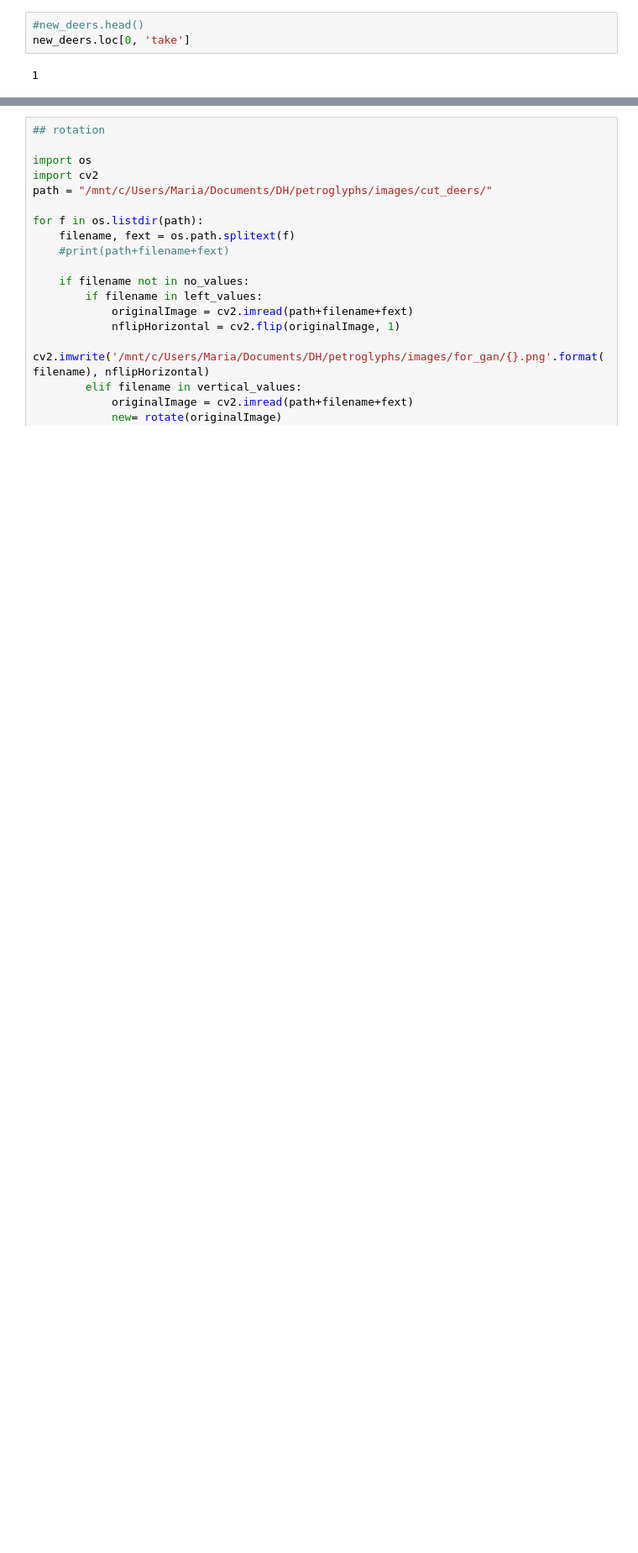
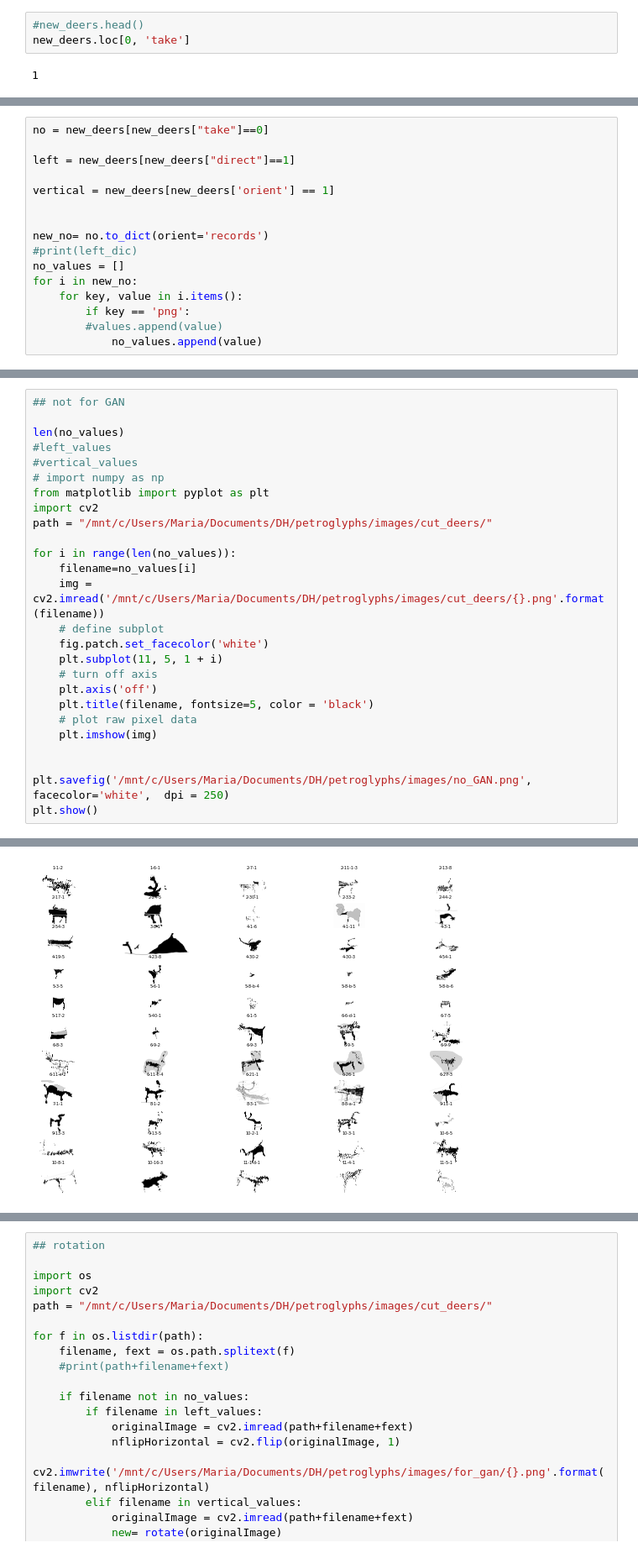
Before and after one commit to MarusyaS/petroglyphs, a Jupyter notebook: Image_adjustment.ipynb, the cells around one changed output, grey strips where cells are left out. Shown: that part at 84% size. Saved outputs shown, nothing was run; the diff lists cells and outputs as text; blank space fills up the shorter version.

Commit message:
added multi image plot option

```diff
--- a/Image_adjustment.ipynb
+++ b/Image_adjustment.ipynb
@@ -281,0 +298,16 @@ new_deers.loc[0, 'take']
+# %%
+no = new_deers[new_deers["take"]==0]
+
+left = new_deers[new_deers["direct"]==1]
+
+vertical = new_deers[new_deers['orient'] == 1]
+
+
+new_no= no.to_dict(orient='records')
+#print(left_dic)
+no_values = []
+for i in new_no:
+    for key, value in i.items():
+        if key == 'png':
+        #values.append(value)
+            no_values.append(value)
@@ -281,0 +320,27 @@ new_deers.loc[0, 'take']
+# %%
+## not for GAN
+
+len(no_values)
+#left_values
+#vertical_values
+# import numpy as np
+from matplotlib import pyplot as plt
+import cv2
+path = "/mnt/c/Users/Maria/Documents/DH/petroglyphs/images/cut_deers/"
+
+for i in range(len(no_values)):
+    filename=no_values[i]
+    img = cv2.imread('/mnt/c/Users/Maria/Documents/DH/petroglyphs/images/cut_deers/{}.png'.format(filename))
+    # define subplot
+    fig.patch.set_facecolor('white')
+    plt.subplot(11, 5, 1 + i)
+    # turn off axis
+    plt.axis('off')
+    plt.title(filename, fontsize=5, color = 'black')
+    # plot raw pixel data
+    plt.imshow(img)
+
+
+plt.savefig('/mnt/c/Users/Maria/Documents/DH/petroglyphs/images/no_GAN.png', facecolor='white',  dpi = 250)
+plt.show()
+# %% [output]
@@ -281,0 +349 @@ new_deers.loc[0, 'take']
+[figure, added]
```
Also changed, not shown: parts of 13 cells of this notebook.
